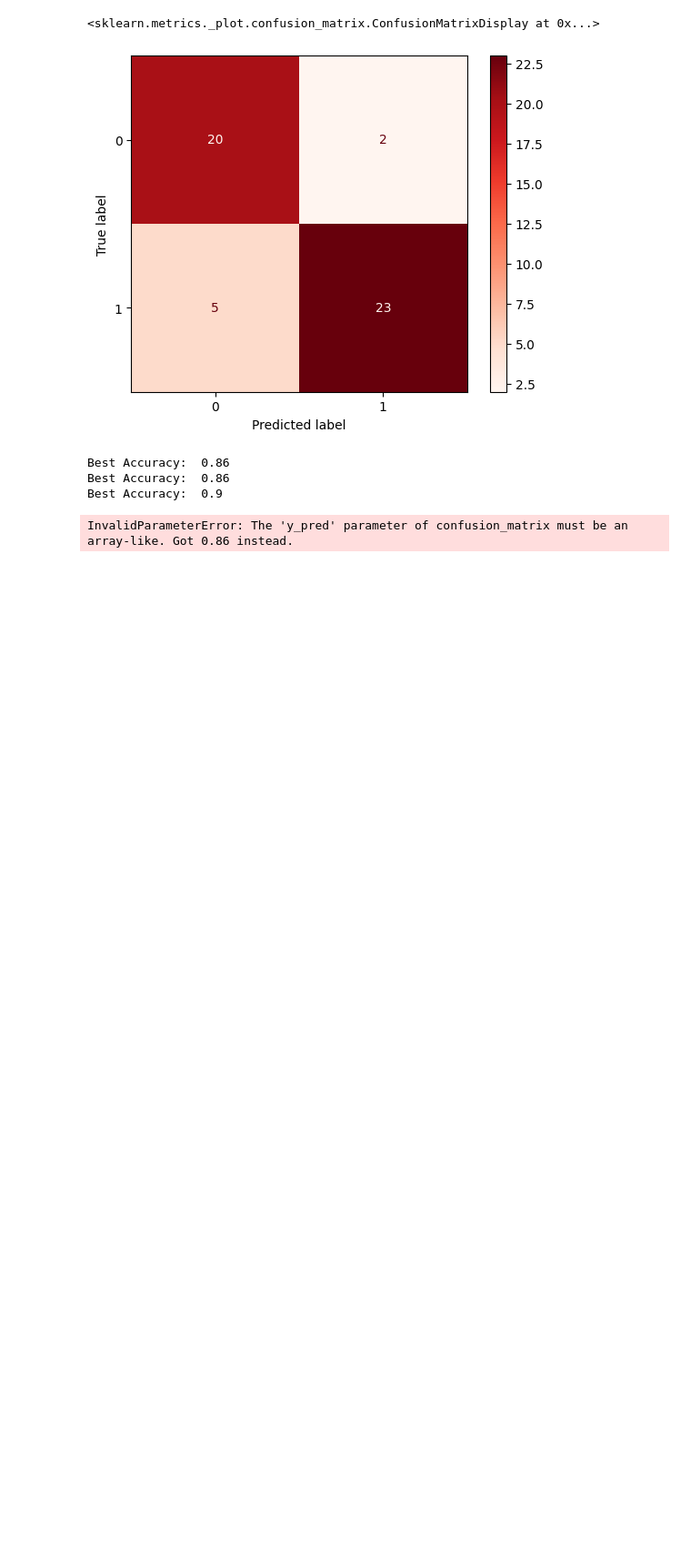
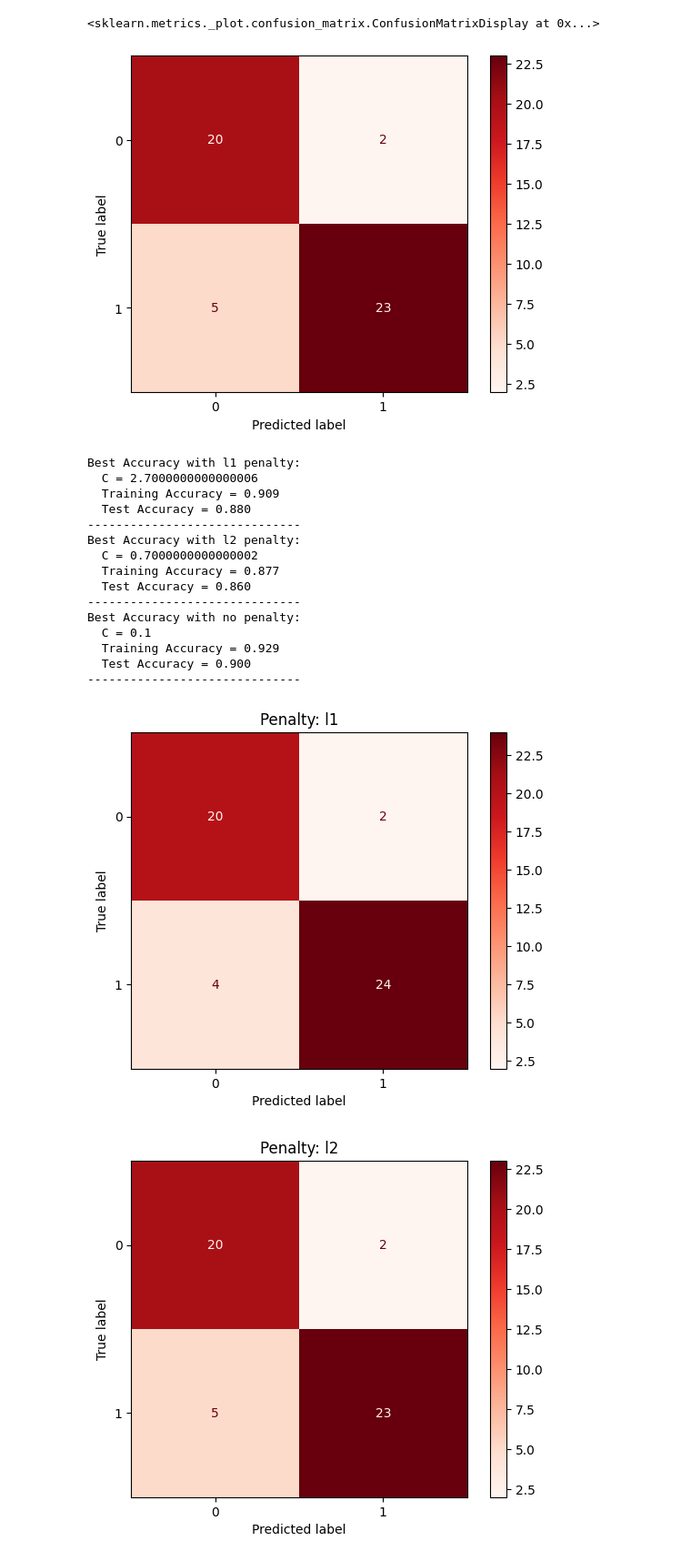
Before and after one commit to jakeogrady/machine_learning_assignments, a Jupyter notebook: logistic_regression.ipynb, the cells around one changed output. Shown at 91% size. Saved outputs shown, nothing was run; the diff lists cells and outputs as text; code cells hidden in the pictures; blank space fills up the shorter version.

```diff
--- a/logistic_regression.ipynb
+++ b/logistic_regression.ipynb
@@ -56,14 +56,15 @@ df.shape
 # Training predictors and response variables
 X_training = df[independent_variables]
 y_training = df[dependent_variable]
+y_training = LabelEncoder().fit_transform(y_training)
 # %%
 X_test = df_test[independent_variables]
 y_test = df_test[dependent_variable]
+y_test = LabelEncoder().fit_transform(y_test)
 # %%
-logreg_pipe = Pipeline([
-    ("scaler", StandardScaler()),
-    ("logreg", LogisticRegression(random_state=42))
-])
+logreg_pipe = Pipeline(
+    [("scaler", StandardScaler()), ("logreg", LogisticRegression(random_state=42))]
+)
 
 logreg_pipe.fit(X_training, y_training)
 
@@ -90,8 +91,8 @@ disp.plot(cmap=plt.cm.Reds)
 [figure]
 # %%
 # Time to re-run with Hyper-parameter tuning
-penalties = ['l1', 'l2', None]
-c_values = np.arange(0.1, 1.0, 0.1)
+penalties = ["l1", "l2", None]
+c_values = np.arange(0.1, 10, 0.2)
 # %%
 training_test_comparison = {}
 
@@ -117,26 +129,42 @@ for penalty in penalties:
 # %%
-max_l1 = 0
-max_l2 = 0
-max_none = 0
+best_models = {}
+
 for key, value in training_test_comparison.items():
-    if value["penalty"] == "l1":
-        max_l1 = max(max_l1, value["test"])
-        l1_test_accuracy = value["test"]
-        l2_training_accuracy = value["training"]
-    elif value["penalty"] == "l2":
-        max_l2 = max(max_l2, value["test"])
-        l2_test_accuracy = value["test"]
-        l2_training_accuracy = value["training"]
-    else:
-        max_none = max(max_none, value["test"])
-        none_test_accuracy = value["test"]
-        none_training_accuracy = value["training"]
+    pen = value["penalty"]
+    # If penalty not yet seen, or this test accuracy is higher, update best model
+    if pen not in best_models or value["test"] > best_models[pen]["test"]:
+        best_models[pen] = value
 
-print("Best Accuracy: ", max_l1)
-print("Best Accuracy: ", max_l2)
-print("Best Accuracy: ", max_none)
+# Print nicely
+for pen in ["l1", "l2", None]:
+    model = best_models[pen]
+    print(f"Best Accuracy with {pen if pen is not None else 'no'} penalty:")
+    print(f"  C = {model['c']}")
+    print(f"  Training Accuracy = {model['training']:.3f}")
+    print(f"  Test Accuracy = {model['test']:.3f}")
+    print("-" * 30)
+
+    cm = confusion_matrix(y_test, model["predictions"])
+    disp = ConfusionMatrixDisplay(
+        confusion_matrix=cm, display_labels=logreg_pipe.classes_
+    )
+    disp.plot(cmap=plt.cm.Reds)
+    disp.ax_.set_title(f"Penalty: {pen}")
 # %% [output]
-Best Accuracy:  0.86
-Best Accuracy:  0.86
-Best Accuracy:  0.9
+Best Accuracy with l1 penalty:
+  C = 2.7000000000000006
+  Training Accuracy = 0.909
+  Test Accuracy = 0.880
+------------------------------
+Best Accuracy with l2 penalty:
+  C = 0.7000000000000002
+  Training Accuracy = 0.877
+  Test Accuracy = 0.860
+------------------------------
+Best Accuracy with no penalty:
+  C = 0.1
+  Training Accuracy = 0.929
+  Test Accuracy = 0.900
+------------------------------
-InvalidParameterError: The 'y_pred' parameter of confusion_matrix must be an array-like. Got 0.86 instead.
+[figure, added]
+[figure, added]
```
Also changed, not shown: parts of 3 cells of this notebook, 3 other files.
